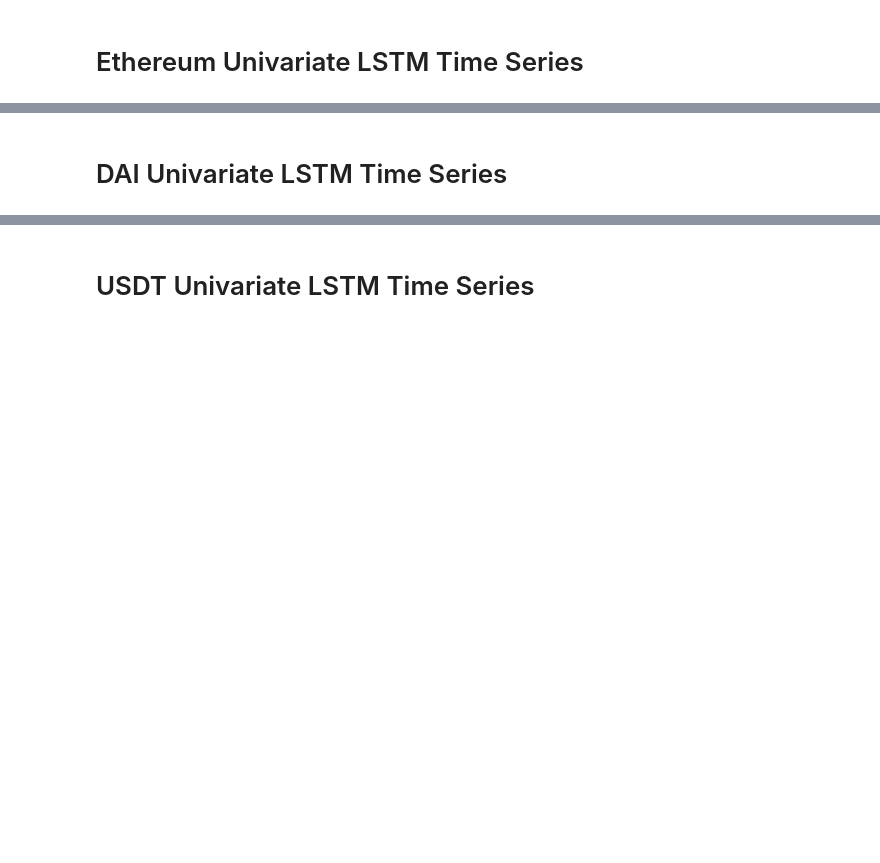
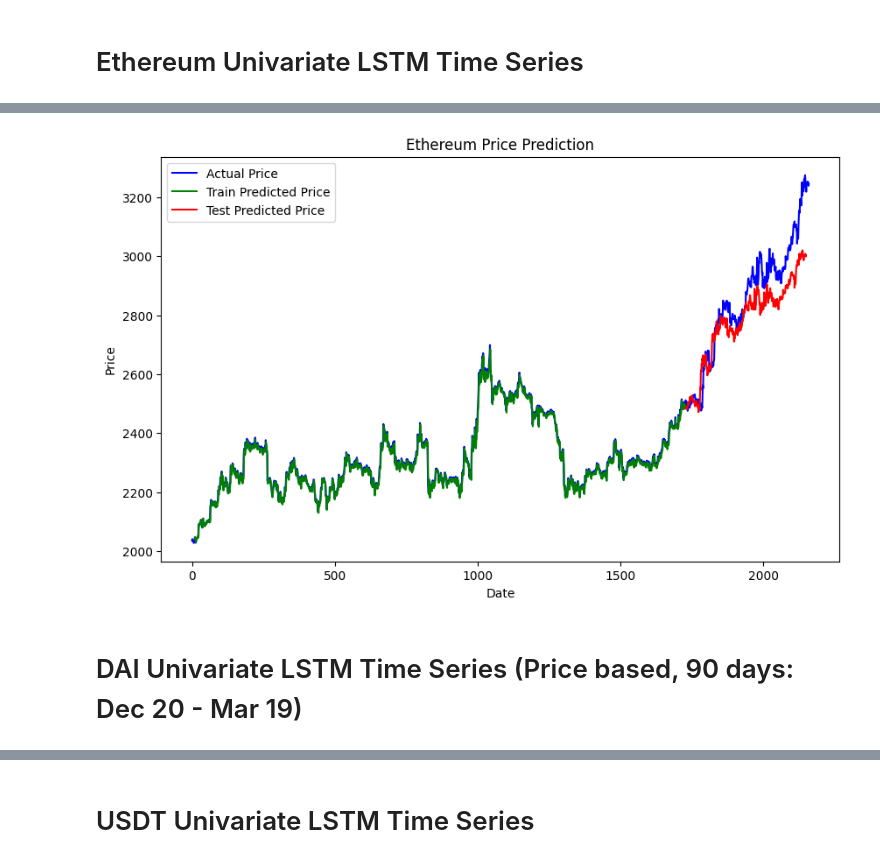
Before and after one commit to skodali4/FH03-Senior-Design-Project, a Jupyter notebook: time_series_modeling/univariate_lstms.ipynb, the cells around one changed output, grey strips where cells are left out. Cells and saved outputs as stored; diff of their text form; code cells hidden in the pictures; blank space fills up the shorter version.

Commit message:
+ graphs for lstm univariate + volume predictionv1

```diff
--- a/time_series_modeling/univariate_lstms.ipynb
+++ b/time_series_modeling/univariate_lstms.ipynb
@@ -233,7 +244,7 @@ plt.show()
 # %%
 time_step = 10
 
-prices = json_to_prices('usdc90days.json')
+prices = json_to_prices('ethereum90days.json')
 normalized_prices = normalize_prices(prices)
 training_data, test_data = split_data(normalized_prices)
 X_train, y_train = create_dataset(training_data, time_step)
@@ -262,4 +273,7 @@ Epoch 100/100
 <keras.src.callbacks.History at 0x...>
 # %%
-predictions(lstm, X_train, y_train, X_test, y_test, prices)
+train_predict_eth, test_predict_eth = predictions(lstm, X_train, y_train, X_test, y_test, prices)
+
+train_predict_flattened_eth = train_predict_eth.flatten()
+test_predict_flattened_eth = test_predict_eth.flatten()
 # %% [output]
@@ -287,5 +284,22 @@ Test Score: 0.00125192868642671758 RMSE
+# %%
+# graph the results of ethereum
+
+# reshape train_predict and test_predict to the shape of prices
+
+plt.figure(figsize=(10, 6))
+plt.plot(prices, color='blue', label='Actual Price')
+plt.plot(range(time_step, train_size + time_step), train_predict_flattened_eth, color='green', label='Train Predicted Price')
+plt.plot(range(train_size + time_step, train_size + time_step + test_size), test_predict_flattened_eth, color='red', label='Test Predicted Price')
+
+plt.title('Ethereum Price Prediction')
+plt.xlabel('Date')
+plt.ylabel('Price')
+plt.legend()
+plt.show()
+# %% [output]
+[figure, added]
 # %% [markdown]
-# DAI Univariate LSTM Time Series
+# DAI Univariate LSTM Time Series (Price based, 90 days: Dec 20 - Mar 19)
 # %%
 time_step = 10
 
```
Also changed, not shown: parts of 23 cells of this notebook, 4 other files.
